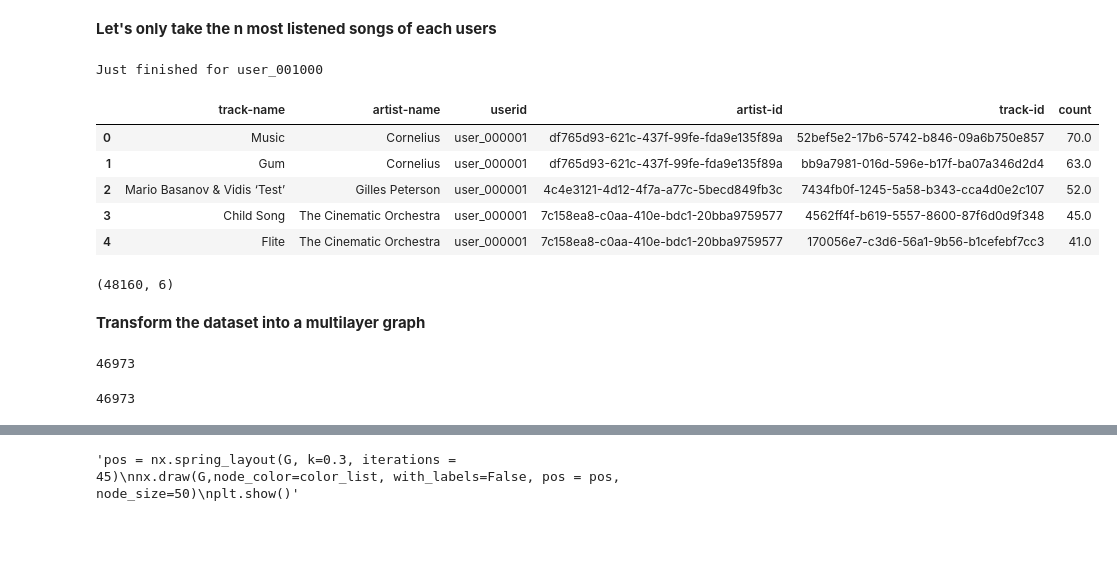
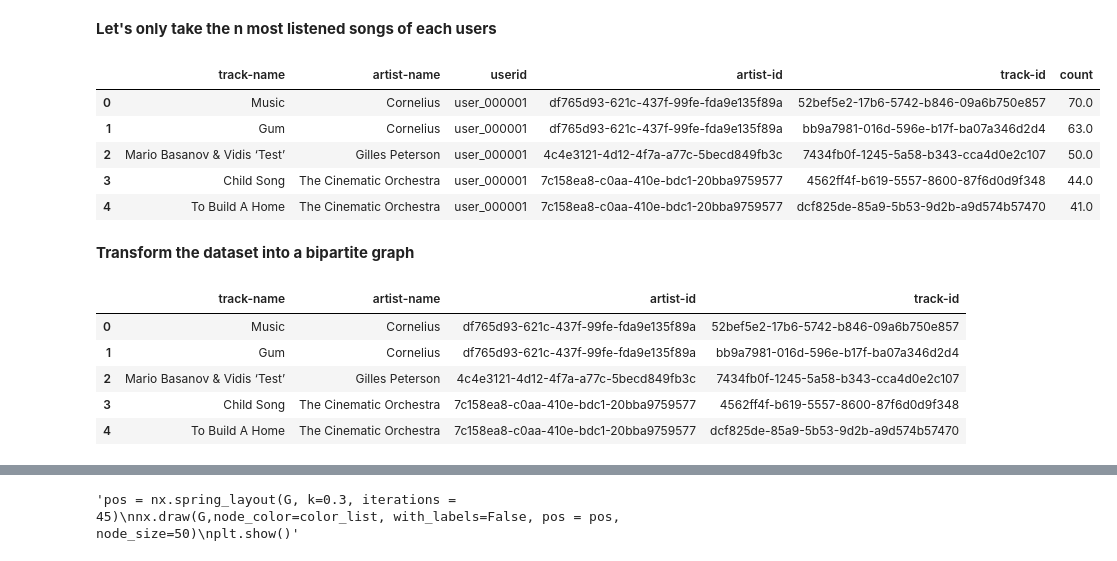
Before and after one commit to chloedia/Graph_Music_Recommendation, a Jupyter notebook: Main.ipynb, the cells around one changed output, grey strips where cells are left out. Cells and saved outputs as stored; diff of their text form; code cells hidden in the pictures; blank space fills up the shorter version.

```diff
--- a/Main.ipynb
+++ b/Main.ipynb
@@ -25,11 +28,13 @@ user_id_profile = pd.read_csv('lastfm-dataset-1K/userid-profile.tsv', sep = '\t'
 if not exists('lastfm-dataset-1K/user_id_logs_v2.tsv'):
     logs_columns = ['userid', 'timestamp', 'artist-id', 'artist-name', 'track-id', 'track-name']
     user_id_logs = pd.read_csv('lastfm-dataset-1K/userid-logs.tsv', sep = '\t', header = None, names =  logs_columns )
-    user_id_logs = user_id_logs.dropna(subset=['track-name','artist-name'])
+    user_id_logs = user_id_logs.dropna(subset=['track-name','artist-name', 'artist-id'])
 else :
     user_id_logs = pd.read_csv('lastfm-dataset-1K/user_id_logs_v2.tsv',index_col=0)
+    user_id_logs = user_id_logs.dropna(subset=['track-name','artist-name', 'artist-id'])
 
-user_id_logs['timestamp'] = pd.to_datetime(user_id_logs['timestamp'], format='%Y-%m-%dT%H:%M:%SZ')
+#user_id_logs['timestamp'] = pd.to_datetime(user_id_logs['timestamp'], format='%Y-%m-%dT%H:%M:%SZ')
+user_id_logs['timestamp'] = pd.to_datetime(user_id_logs['timestamp'], format='%Y-%m-%d %H:%M:%S')
 # %%
 user_id_profile.head()
 # %% [output]
@@ -72,0 +79,3 @@ train shape : ((18391647, 6) and test shape : ((707202, 6))
+# %%
+val_user_id_logs = train_user_id_logs[train_user_id_logs['timestamp'] > datetime.datetime(2009, 3, 4)]
+train_user_id_logs = train_user_id_logs[train_user_id_logs['timestamp'] < datetime.datetime(2009, 3, 4)]
@@ -88,14 +101,3 @@ def get_only_top_v2(df_logs,df_profile, n_top):
         clear_output(wait = True)
         print("Just finished for",user_id)
     return new_df
-# %%
-user_top_logs = get_only_top_v2(train_user_id_logs,user_id_profile['#id'], n_top = 50)
-user_top_logs.head()
-# %% [output]
-Just finished for user_001000
-|  | track-name | artist-name | userid | artist-id | track-id | count |
-| 0 | Music | Cornelius | user_000001 | df765d93-621c-437f-99fe-fda9e135f89a | 52bef5e2-17b6-5742-b846-09a6b750e857 | 70.0 |
-| 1 | Gum | Cornelius | user_000001 | df765d93-621c-437f-99fe-fda9e135f89a | bb9a7981-016d-596e-b17f-ba07a346d2d4 | 63.0 |
-| 2 | Mario Basanov & Vidis ‘Test’ | Gilles Peterson | user_000001 | 4c4e3121-4d12-4f7a-a77c-5becd849fb3c | 7434fb0f-1245-5a58-b343-cca4d0e2c107 | 52.0 |
-| 3 | Child Song | The Cinematic Orchestra | user_000001 | 7c158ea8-c0aa-410e-bdc1-20bba9759577 | 4562ff4f-b619-5557-8600-87f6d0d9f348 | 45.0 |
-| 4 | Flite | The Cinematic Orchestra | user_000001 | 7c158ea8-c0aa-410e-bdc1-20bba9759577 | 170056e7-c3d6-56a1-9b56-b1cefebf7cc3 | 41.0 |
@@ -104,6 +104,18 @@ user_top_logs.to_csv('./saved_data/user_top_logs.tsv')
-# %%
-user_top_logs.shape
-# %% [output]
-(48160, 6)
+# %%
+if not exists('./saved_data/train_user_top_logs.tsv'):
+    train_user_top_logs = get_only_top(train_user_id_logs,user_id_profile['#id'], n_top = 50)
+    train_user_top_logs.to_csv('./saved_data/train_user_top_logs.tsv')
+
+else :
+    train_user_top_logs = pd.read_csv('./saved_data/train_user_top_logs.tsv', index_col=0)
+
+train_user_top_logs.head()
+# %% [output]
+|  | track-name | artist-name | userid | artist-id | track-id | count |
+| 0 | Music | Cornelius | user_000001 | df765d93-621c-437f-99fe-fda9e135f89a | 52bef5e2-17b6-5742-b846-09a6b750e857 | 70.0 |
+| 1 | Gum | Cornelius | user_000001 | df765d93-621c-437f-99fe-fda9e135f89a | bb9a7981-016d-596e-b17f-ba07a346d2d4 | 63.0 |
+| 2 | Mario Basanov & Vidis ‘Test’ | Gilles Peterson | user_000001 | 4c4e3121-4d12-4f7a-a77c-5becd849fb3c | 7434fb0f-1245-5a58-b343-cca4d0e2c107 | 50.0 |
+| 3 | Child Song | The Cinematic Orchestra | user_000001 | 7c158ea8-c0aa-410e-bdc1-20bba9759577 | 4562ff4f-b619-5557-8600-87f6d0d9f348 | 44.0 |
+| 4 | To Build A Home | The Cinematic Orchestra | user_000001 | 7c158ea8-c0aa-410e-bdc1-20bba9759577 | dcf825de-85a9-5b53-9d2b-a9d574b57470 | 41.0 |
 # %% [markdown]
-**Transform the dataset into a multilayer graph**
+**Transform the dataset into a bipartite graph**
@@ -139,8 +122,18 @@ np.save("./saved_data/edges_list.npy",edges)
-# %%
-len(G.nodes)
-# %% [output]
-46973
-# %%
-len(color_list)
-# %% [output]
-46973
+# %%
+if not exists('./saved_data/track_df.tsv'):
+    track_df = train_user_top_logs.copy()
+    track_df.drop(['count', 'userid'], axis = 1, inplace=True)
+    track_df.drop_duplicates('track-id', inplace=True)
+    track_df.reset_index(drop=True, inplace=True)
+    track_df.to_csv('./saved_data/track_df.tsv')
+else :
+    track_df = pd.read_csv('./saved_data/track_df.tsv', index_col=0)
+
+track_df.head()
+# %% [output]
+|  | track-name | artist-name | artist-id | track-id |
+| 0 | Music | Cornelius | df765d93-621c-437f-99fe-fda9e135f89a | 52bef5e2-17b6-5742-b846-09a6b750e857 |
+| 1 | Gum | Cornelius | df765d93-621c-437f-99fe-fda9e135f89a | bb9a7981-016d-596e-b17f-ba07a346d2d4 |
+| 2 | Mario Basanov & Vidis ‘Test’ | Gilles Peterson | 4c4e3121-4d12-4f7a-a77c-5becd849fb3c | 7434fb0f-1245-5a58-b343-cca4d0e2c107 |
+| 3 | Child Song | The Cinematic Orchestra | 7c158ea8-c0aa-410e-bdc1-20bba9759577 | 4562ff4f-b619-5557-8600-87f6d0d9f348 |
+| 4 | To Build A Home | The Cinematic Orchestra | 7c158ea8-c0aa-410e-bdc1-20bba9759577 | dcf825de-85a9-5b53-9d2b-a9d574b57470 |
```
Also changed, not shown: parts of 28 cells of this notebook, 6 other files.
